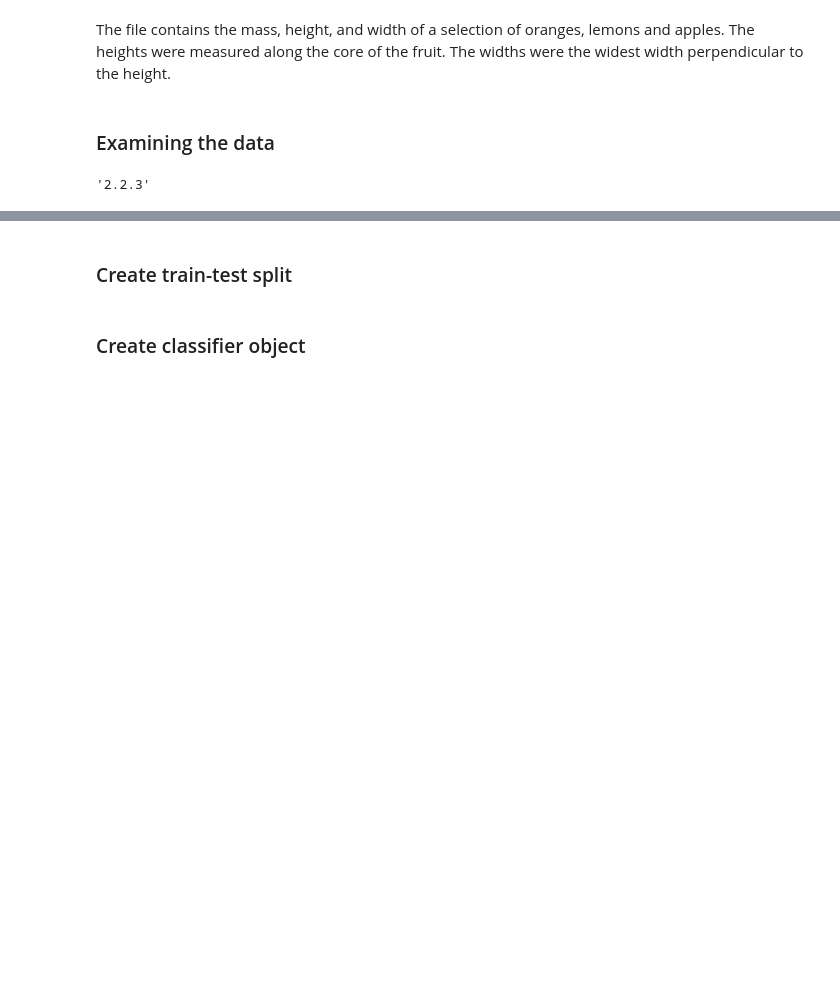
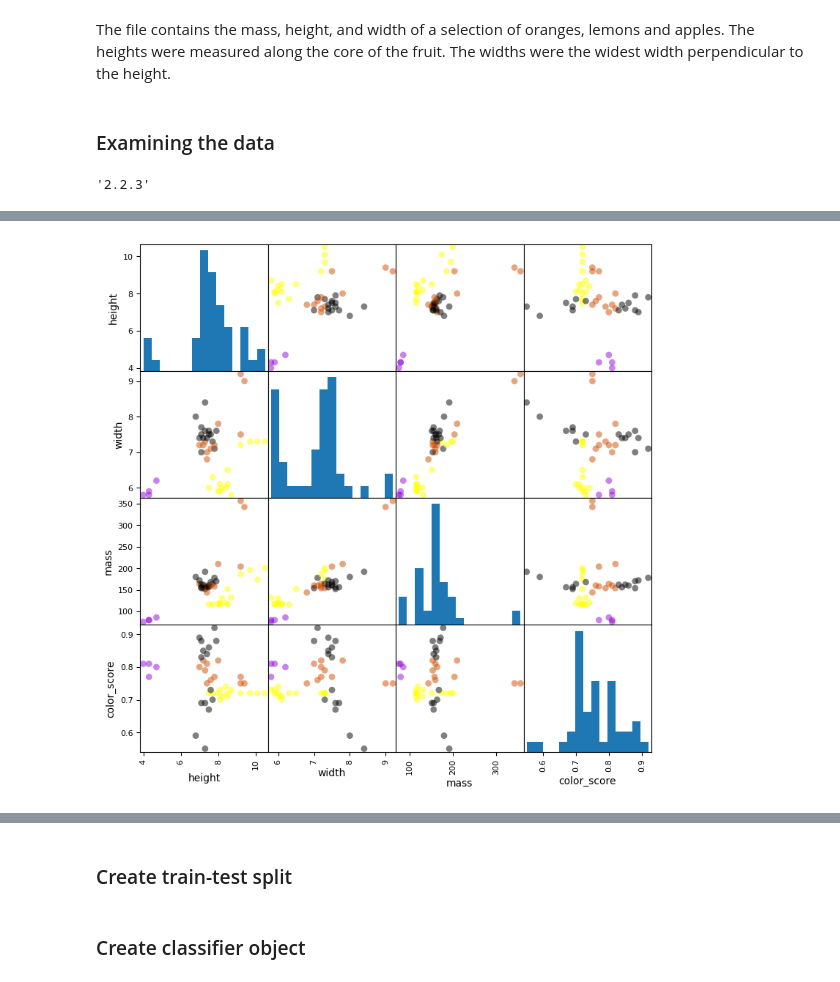
Before and after one commit to wickie-99/Masters_AI, a Jupyter notebook: ML/Course/Module 1.ipynb, the cells around one changed output, grey strips where cells are left out. Cells and saved outputs as stored; diff of their text form; code cells hidden in the pictures; blank space fills up the shorter version.

```diff
--- a/ML/Course/Module 1.ipynb
+++ b/ML/Course/Module 1.ipynb
@@ -44,12 +44,12 @@ pd.__version__
 '2.2.3'
 # %%
 # plotting a scatter matrix
-from matplotlib import cm
+from matplotlib import colormaps
 
 X = fruits[['height', 'width', 'mass', 'color_score']]
 y = fruits['fruit_label']
 X_train, X_test, y_train, y_test = train_test_split(X, y, random_state=0)
 
-cmap = cm.get_cmap('gnuplot')
+cmap = colormaps.get_cmap('gnuplot')
 scatter = pd.plotting.scatter_matrix(X_train, c= y_train, marker = 'o', s=40, hist_kwds={'bins':15}, figsize=(9,9), cmap=cmap)
 # %% [output]
@@ -58,3 +56,4 @@ scatter = pd.plotting.scatter_matrix(X_train, c= y_train, marker = 'o', s=40, hi
+[figure, added]
 # %%
 # plotting a 3D scatter plot
 from mpl_toolkits.mplot3d import Axes3D
```
Also changed, not shown: parts of 5 cells of this notebook.
